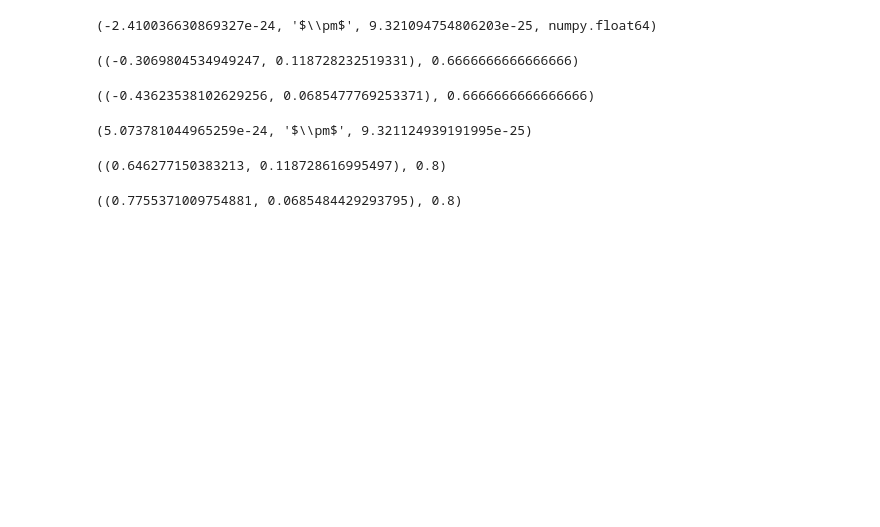
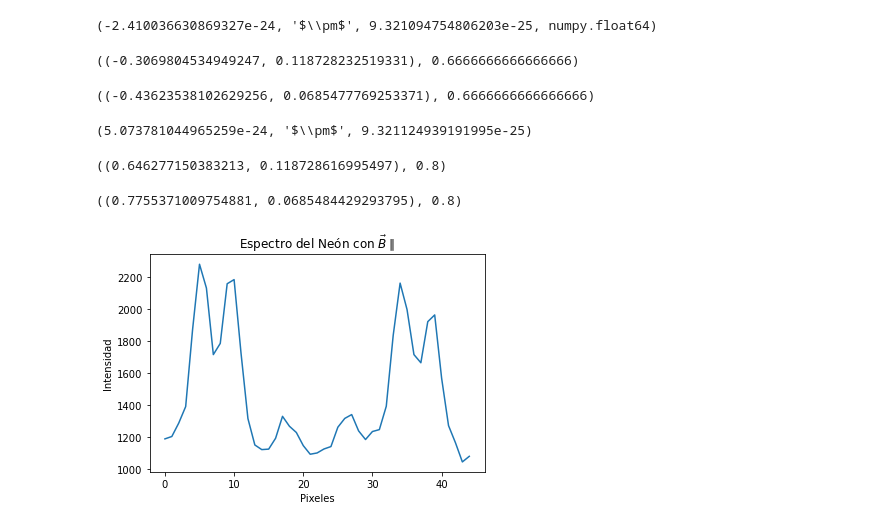
Before and after one commit to jcrojasv1/Physics_Labs, a Jupyter notebook: 4 Efecto Zeeman/Zeeman Effect for Neon.ipynb, the cells around one changed output. Saved outputs shown, nothing was run; the diff lists cells and outputs as text; code cells hidden in the pictures; blank space fills up the shorter version.

```diff
--- a/4 Efecto Zeeman/Zeeman Effect for Neon.ipynb
+++ b/4 Efecto Zeeman/Zeeman Effect for Neon.ipynb
@@ -262,3 +262,14 @@ mea = np.array([Energy_[4] - Energy_[2]])
 GetPropagation(exp,var,sig,mea), 4/5
 # %% [output]
 ((0.7755371009754881, 0.0685484429293795), 0.8)
+# %%
+init, final = 0, 45
+Ne_parallel = Neon_parallel["Gray_Value"].to_numpy()[init+121:final+121]
+
+plt.plot(axis[init:final], Ne_parallel)
+plt.xlabel("Pixeles")
+plt.ylabel("Intensidad")
+plt.title(r"Espectro del Neón con $\vec{B} \parallel$")
+plt.savefig("Neón_Paral.pdf")
+# %% [output]
+[figure, added]
```
Also changed, not shown: parts of 2 cells of this notebook, 8 other files.
